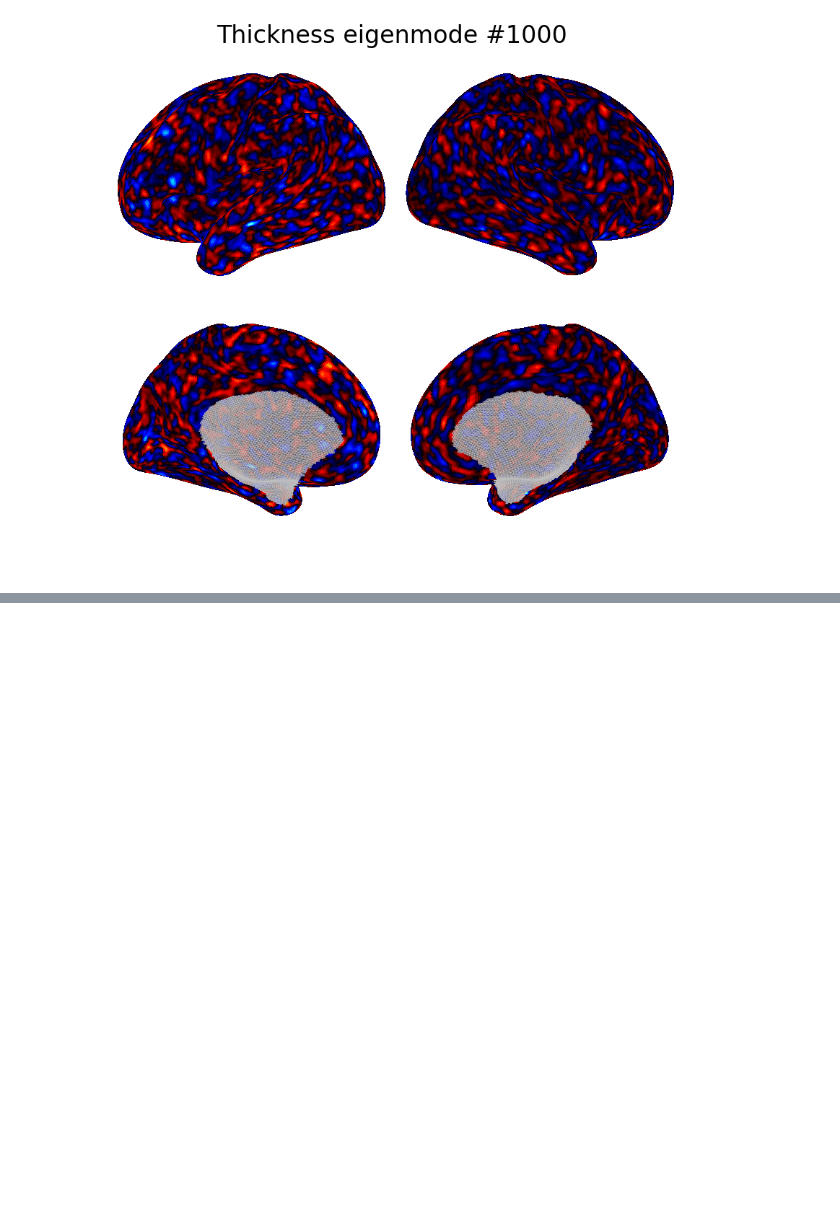
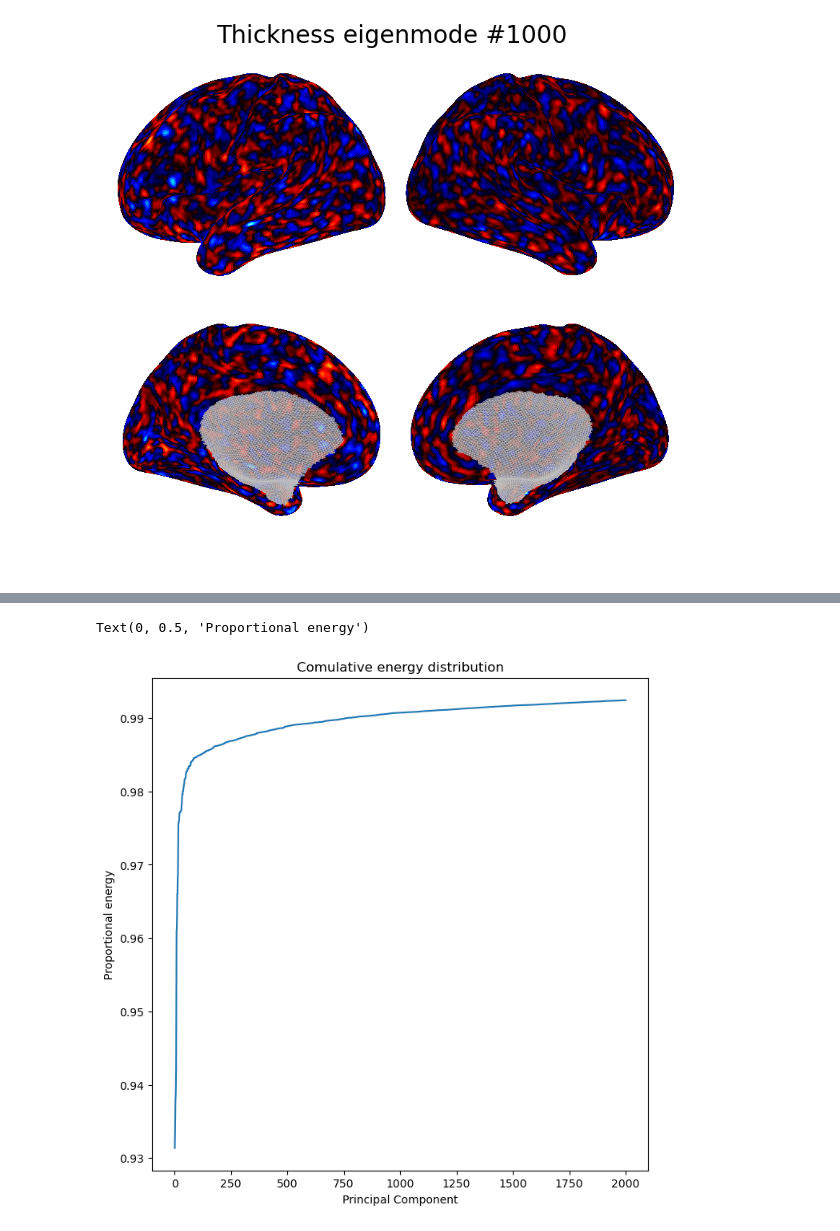
Before and after one commit to sina-mansour/normative_brain_charts, a Jupyter notebook: code/notebooks/04_normative_kernels/04_01_PCA_kernels/04_01_01_pca_thickness_kernels.ipynb, the cells around one changed output, grey strips where cells are left out. Cells and saved outputs as stored; diff of their text form; code cells hidden in the pictures; blank space fills up the shorter version.

```diff
--- a/code/notebooks/04_normative_kernels/04_01_PCA_kernels/04_01_01_pca_thickness_kernels.ipynb
+++ b/code/notebooks/04_normative_kernels/04_01_PCA_kernels/04_01_01_pca_thickness_kernels.ipynb
@@ -851,0 +929,19 @@ fig.show(renderer='notebook')
+# %%
+fig, axes = plt.subplots(1, 1, figsize=(8, 8))
+
+# number of components to visualize
+n_components = 2000
+
+axes.plot(
+    np.arange(n_components) + 1,
+    np.cumsum(np.power(mean_thickness_vector_encoded[:n_components], 2)) / np.power(mean_thickness_vector, 2).sum(),
+)
+
+axes.set_title('Comulative energy distribution')
+axes.set_xlabel('Principal Component')
+axes.set_ylabel('Proportional energy')
+
+# axes.set_yscale('log')
+# %% [output]
+Text(0, 0.5, 'Proportional energy')
+[figure, added]
```
Also changed, not shown: parts of 7 cells of this notebook.
